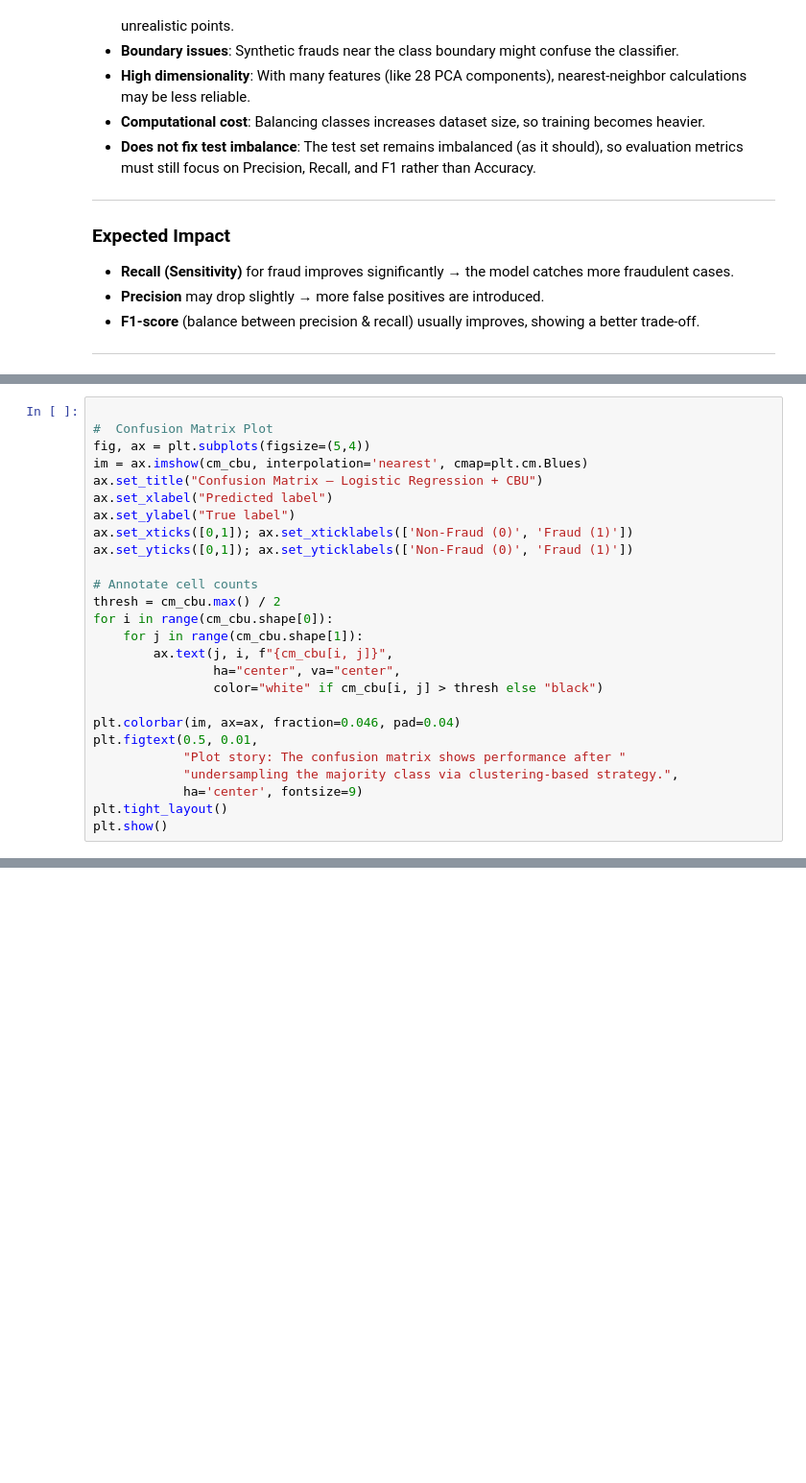
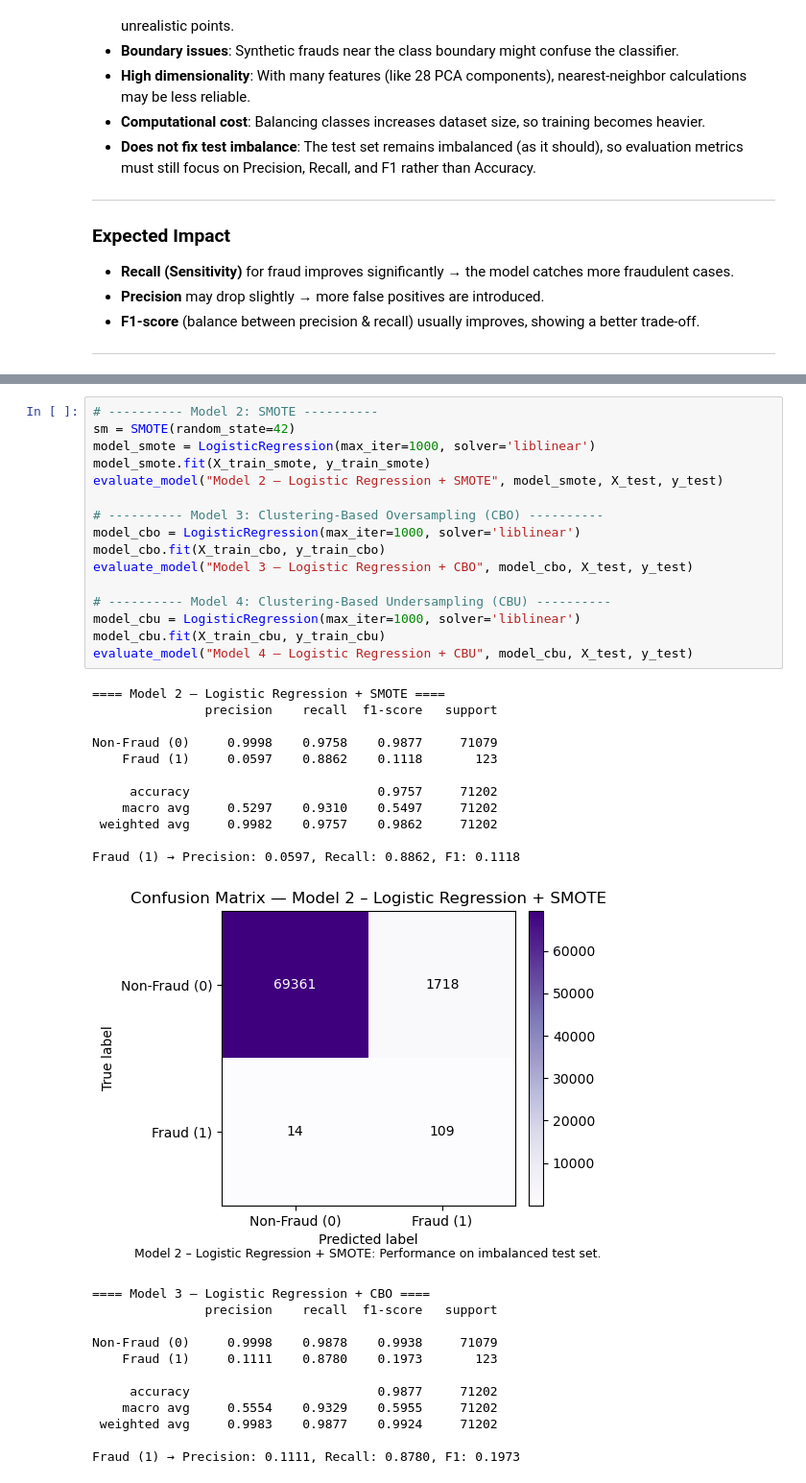
Before and after one commit to neer-patel-11/DAL_3, a Jupyter notebook: DA25M021_DAL_3.ipynb, the cells around one changed output, grey strips where cells are left out. Shown at 96% size. Drawn from its saved outputs; the diff is of its cells as text; blank space fills up the shorter version.

Commit message:
Model Comparison and Analysis

```diff
--- a/DA25M021_DAL_3.ipynb
+++ b/DA25M021_DAL_3.ipynb
@@ -593,26 +271,0 @@ Fraud (class=1) — Precision: 0.0433, Recall: 0.8862, F1: 0.0825
-# %%
-
-#  Confusion Matrix Plot
-fig, ax = plt.subplots(figsize=(5,4))
-im = ax.imshow(cm_cbu, interpolation='nearest', cmap=plt.cm.Blues)
-ax.set_title("Confusion Matrix — Logistic Regression + CBU")
-ax.set_xlabel("Predicted label")
-ax.set_ylabel("True label")
-ax.set_xticks([0,1]); ax.set_xticklabels(['Non-Fraud (0)', 'Fraud (1)'])
-ax.set_yticks([0,1]); ax.set_yticklabels(['Non-Fraud (0)', 'Fraud (1)'])
-
-# Annotate cell counts
-thresh = cm_cbu.max() / 2
-for i in range(cm_cbu.shape[0]):
-    for j in range(cm_cbu.shape[1]):
-        ax.text(j, i, f"{cm_cbu[i, j]}",
-                ha="center", va="center",
-                color="white" if cm_cbu[i, j] > thresh else "black")
-
-plt.colorbar(im, ax=ax, fraction=0.046, pad=0.04)
-plt.figtext(0.5, 0.01,
-            "Plot story: The confusion matrix shows performance after "
-            "undersampling the majority class via clustering-based strategy.",
-            ha='center', fontsize=9)
-plt.tight_layout()
-plt.show()
@@ -620,0 +510,40 @@ plt.show()
+# %%
+# ---------- Model 2: SMOTE ----------
+sm = SMOTE(random_state=42)
+model_smote = LogisticRegression(max_iter=1000, solver='liblinear')
+model_smote.fit(X_train_smote, y_train_smote)
+evaluate_model("Model 2 – Logistic Regression + SMOTE", model_smote, X_test, y_test)
+
+# ---------- Model 3: Clustering-Based Oversampling (CBO) ----------
+model_cbo = LogisticRegression(max_iter=1000, solver='liblinear')
+model_cbo.fit(X_train_cbo, y_train_cbo)
+evaluate_model("Model 3 – Logistic Regression + CBO", model_cbo, X_test, y_test)
+
+# ---------- Model 4: Clustering-Based Undersampling (CBU) ----------
+model_cbu = LogisticRegression(max_iter=1000, solver='liblinear')
+model_cbu.fit(X_train_cbu, y_train_cbu)
+evaluate_model("Model 4 – Logistic Regression + CBU", model_cbu, X_test, y_test)
+# %% [output]
+==== Model 2 – Logistic Regression + SMOTE ====
+               precision    recall  f1-score   support
+
+Non-Fraud (0)     0.9998    0.9758    0.9877     71079
+    Fraud (1)     0.0597    0.8862    0.1118       123
+
+     accuracy                         0.9757     71202
+    macro avg     0.5297    0.9310    0.5497     71202
+ weighted avg     0.9982    0.9757    0.9862     71202
+
+Fraud (1) → Precision: 0.0597, Recall: 0.8862, F1: 0.1118
+[figure, added]
+==== Model 3 – Logistic Regression + CBO ====
+               precision    recall  f1-score   support
+
+Non-Fraud (0)     0.9998    0.9878    0.9938     71079
+    Fraud (1)     0.1111    0.8780    0.1973       123
+
+     accuracy                         0.9877     71202
+    macro avg     0.5554    0.9329    0.5955     71202
+ weighted avg     0.9983    0.9877    0.9924     71202
+
+Fraud (1) → Precision: 0.1111, Recall: 0.8780, F1: 0.1973
```
Also changed, not shown: parts of 20 cells of this notebook.
